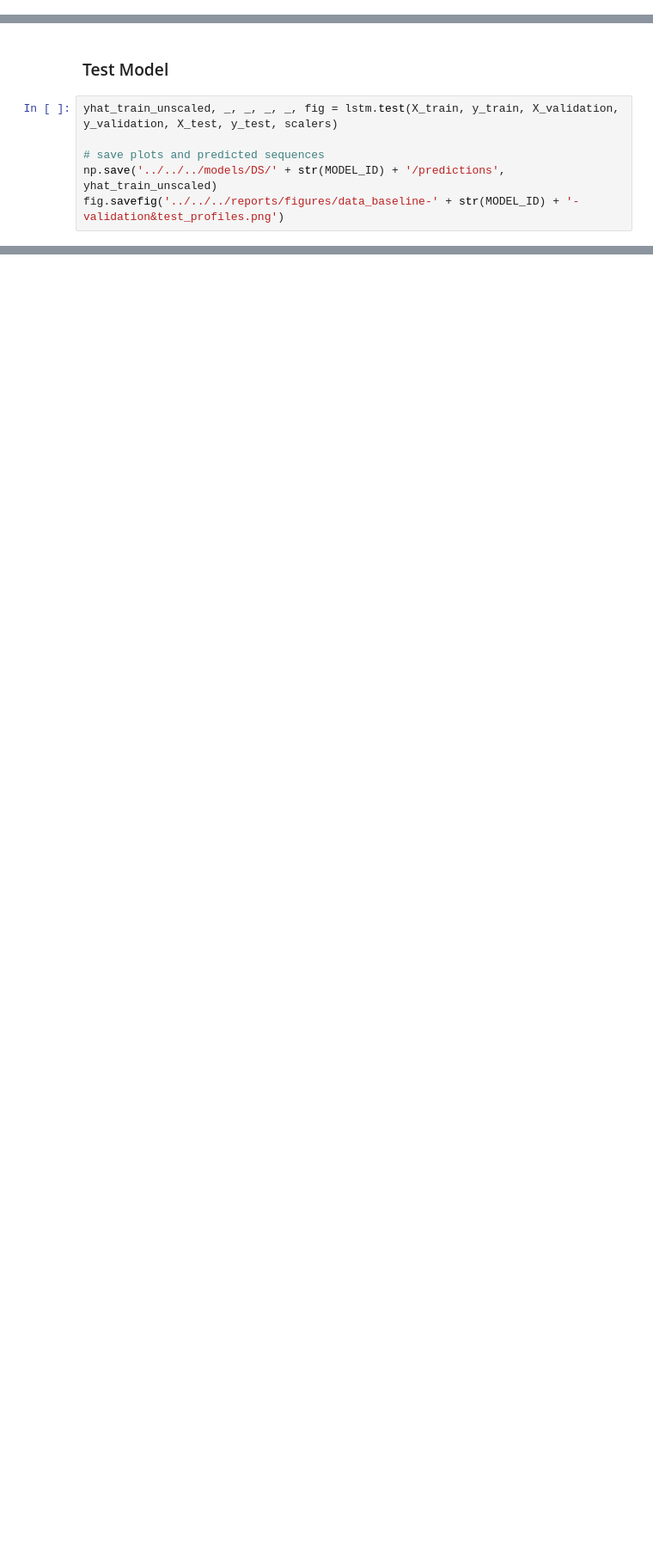
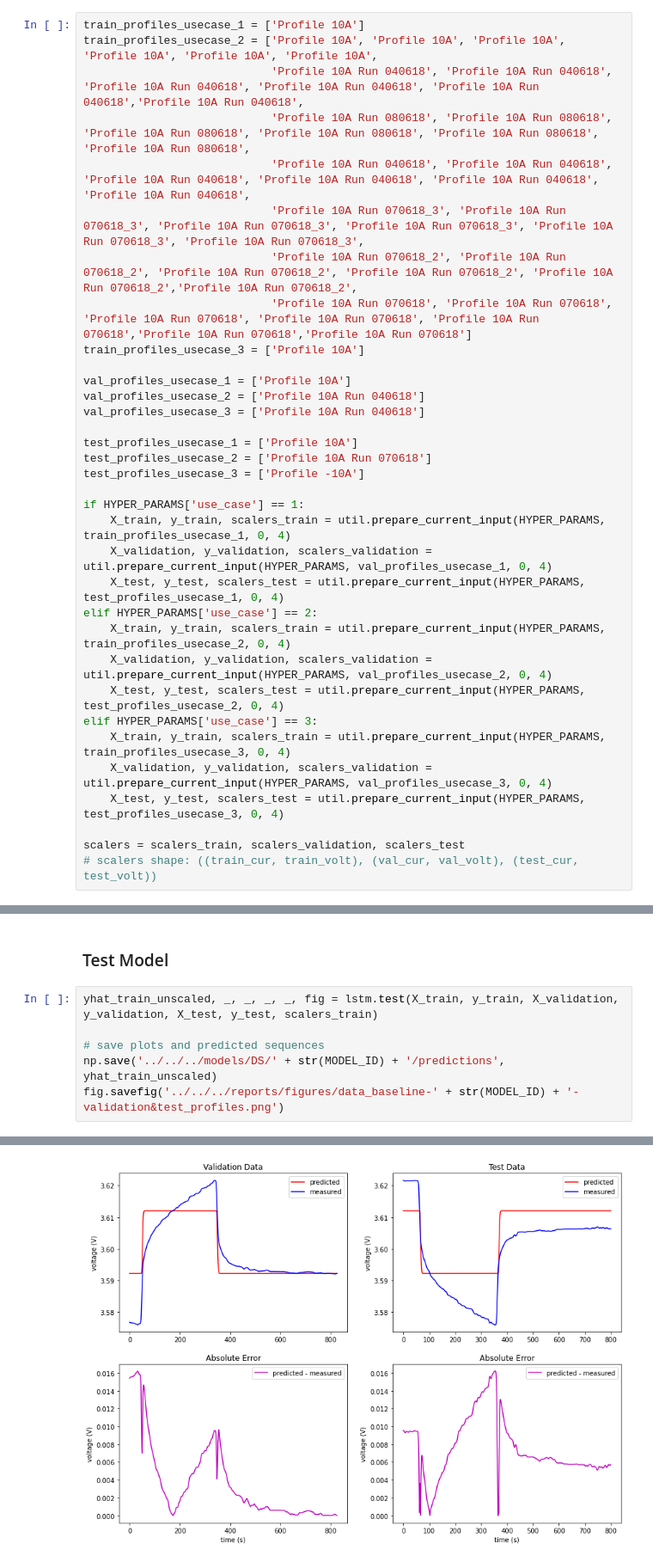
Before and after one commit to Energy-Theory-Guided-Data-Science/Battery-System, a Jupyter notebook: Battery-System/notebooks/models/data_baseline/01-DS_LSTM.ipynb, the cells around one changed output, grey strips where cells are left out. Shown at 86% size. Drawn from its saved outputs; the diff is of its cells as text; blank space fills up the shorter version.

```diff
--- a/Battery-System/notebooks/models/data_baseline/01-DS_LSTM.ipynb
+++ b/Battery-System/notebooks/models/data_baseline/01-DS_LSTM.ipynb
@@ -73,0 +46,34 @@ scalers = scalers_train, scalers_validation, scalers_test
+# %%
+train_profiles_usecase_1 = ['Profile 10A']
+train_profiles_usecase_2 = ['Profile 10A', 'Profile 10A', 'Profile 10A', 'Profile 10A', 'Profile 10A', 'Profile 10A',
+                            'Profile 10A Run 040618', 'Profile 10A Run 040618', 'Profile 10A Run 040618', 'Profile 10A Run 040618', 'Profile 10A Run 040618','Profile 10A Run 040618',
+                            'Profile 10A Run 080618', 'Profile 10A Run 080618', 'Profile 10A Run 080618', 'Profile 10A Run 080618', 'Profile 10A Run 080618', 'Profile 10A Run 080618',
+                            'Profile 10A Run 040618', 'Profile 10A Run 040618', 'Profile 10A Run 040618', 'Profile 10A Run 040618', 'Profile 10A Run 040618', 'Profile 10A Run 040618',
+                            'Profile 10A Run 070618_3', 'Profile 10A Run 070618_3', 'Profile 10A Run 070618_3', 'Profile 10A Run 070618_3', 'Profile 10A Run 070618_3', 'Profile 10A Run 070618_3',
+                            'Profile 10A Run 070618_2', 'Profile 10A Run 070618_2', 'Profile 10A Run 070618_2', 'Profile 10A Run 070618_2', 'Profile 10A Run 070618_2','Profile 10A Run 070618_2',
+                            'Profile 10A Run 070618', 'Profile 10A Run 070618', 'Profile 10A Run 070618', 'Profile 10A Run 070618', 'Profile 10A Run 070618','Profile 10A Run 070618','Profile 10A Run 070618']
+train_profiles_usecase_3 = ['Profile 10A']
+
+val_profiles_usecase_1 = ['Profile 10A']
+val_profiles_usecase_2 = ['Profile 10A Run 040618']
+val_profiles_usecase_3 = ['Profile 10A Run 040618']
+
+test_profiles_usecase_1 = ['Profile 10A']
+test_profiles_usecase_2 = ['Profile 10A Run 070618']
+test_profiles_usecase_3 = ['Profile -10A']
+
+if HYPER_PARAMS['use_case'] == 1:
+    X_train, y_train, scalers_train = util.prepare_current_input(HYPER_PARAMS, train_profiles_usecase_1, 0, 4)
+    X_validation, y_validation, scalers_validation = util.prepare_current_input(HYPER_PARAMS, val_profiles_usecase_1, 0, 4)
+    X_test, y_test, scalers_test = util.prepare_current_input(HYPER_PARAMS, test_profiles_usecase_1, 0, 4)
+elif HYPER_PARAMS['use_case'] == 2:
+    X_train, y_train, scalers_train = util.prepare_current_input(HYPER_PARAMS, train_profiles_usecase_2, 0, 4)
+    X_validation, y_validation, scalers_validation = util.prepare_current_input(HYPER_PARAMS, val_profiles_usecase_2, 0, 4)
+    X_test, y_test, scalers_test = util.prepare_current_input(HYPER_PARAMS, test_profiles_usecase_2, 0, 4)
+elif HYPER_PARAMS['use_case'] == 3:
+    X_train, y_train, scalers_train = util.prepare_current_input(HYPER_PARAMS, train_profiles_usecase_3, 0, 4)
+    X_validation, y_validation, scalers_validation = util.prepare_current_input(HYPER_PARAMS, val_profiles_usecase_3, 0, 4)
+    X_test, y_test, scalers_test = util.prepare_current_input(HYPER_PARAMS, test_profiles_usecase_3, 0, 4)
+
+scalers = scalers_train, scalers_validation, scalers_test
+# scalers shape: ((train_cur, train_volt), (val_cur, val_volt), (test_cur, test_volt))
@@ -99,8 +143,9 @@ fig.savefig('../../../reports/figures/data_baseline-' + str(MODEL_ID) + '-learni
 # %% [markdown]
 ### Test Model
 # %%
-yhat_train_unscaled, _, _, _, _, fig = lstm.test(X_train, y_train, X_validation, y_validation, X_test, y_test, scalers)
+yhat_train_unscaled, _, _, _, _, fig = lstm.test(X_train, y_train, X_validation, y_validation, X_test, y_test, scalers_train)
 
 # save plots and predicted sequences
 np.save('../../../models/DS/' + str(MODEL_ID) + '/predictions', yhat_train_unscaled)
 fig.savefig('../../../reports/figures/data_baseline-' + str(MODEL_ID) + '-validation&test_profiles.png')
+# %% [output]
@@ -107 +165,2 @@ fig.savefig('../../../reports/figures/data_baseline-' + str(MODEL_ID) + '-valida
+[figure, added]
 # %%
```
Also changed, not shown: parts of 7 cells of this notebook, 1 other file.
